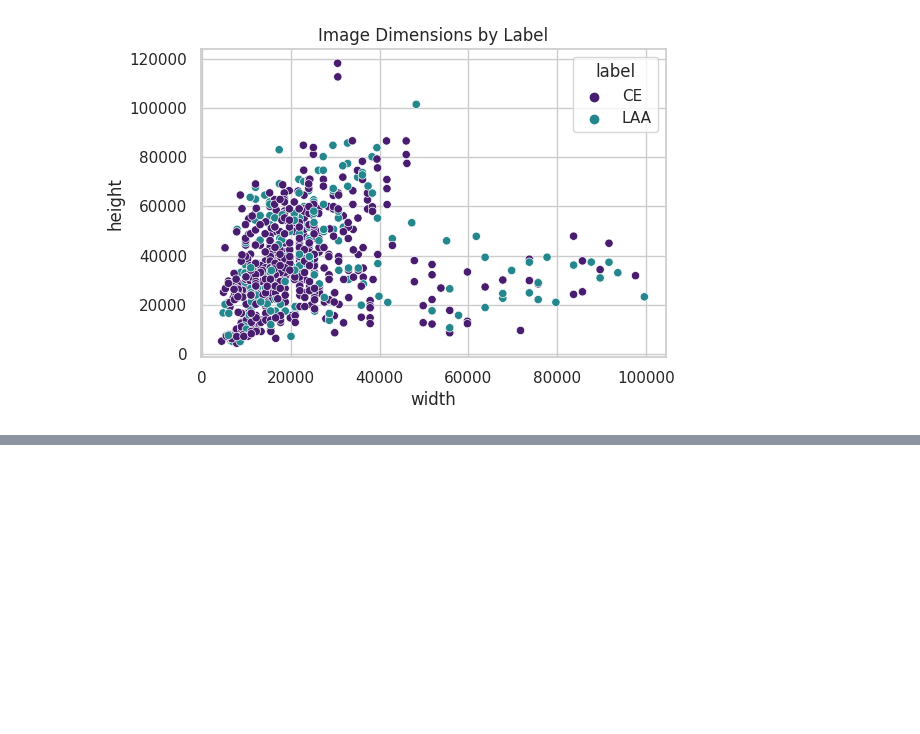
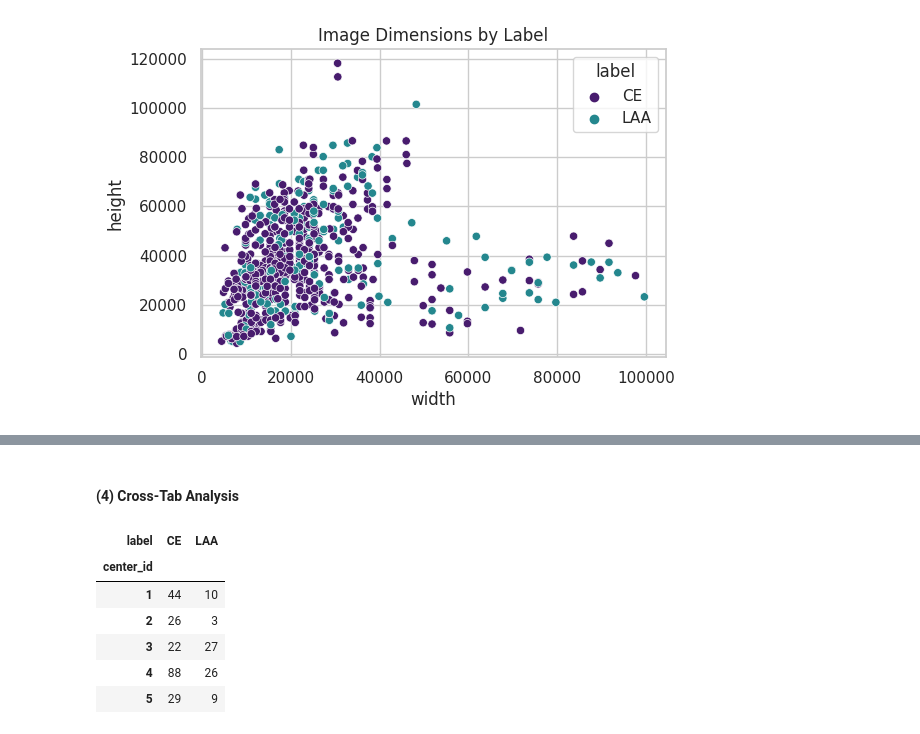
Before and after one commit to Andrea-gt/blood-clots, a Jupyter notebook: mayo-clinic-strip-ai.ipynb, the cells around one changed output, grey strips where cells are left out. Drawn from its saved outputs; the diff is of its cells as text; code cells hidden in the pictures; blank space fills up the shorter version.

```diff
--- a/mayo-clinic-strip-ai.ipynb
+++ b/mayo-clinic-strip-ai.ipynb
@@ -274,0 +314,16 @@ plt.show()
+# %% [markdown]
+#### **(4) Cross-Tab Analysis**
+# %%
+# Create a cross-tabulation of 'center_id' and 'label'
+cross_tab = pd.crosstab(df['center_id'], df['label'])
+
+# Display the cross-tabulation table
+cross_tab.head()
+# %% [output]
+| label | CE | LAA |
+| center_id |  |  |
+| 1 | 44 | 10 |
+| 2 | 26 | 3 |
+| 3 | 22 | 27 |
+| 4 | 88 | 26 |
+| 5 | 29 | 9 |
```
Also changed, not shown: parts of 8 cells of this notebook.
